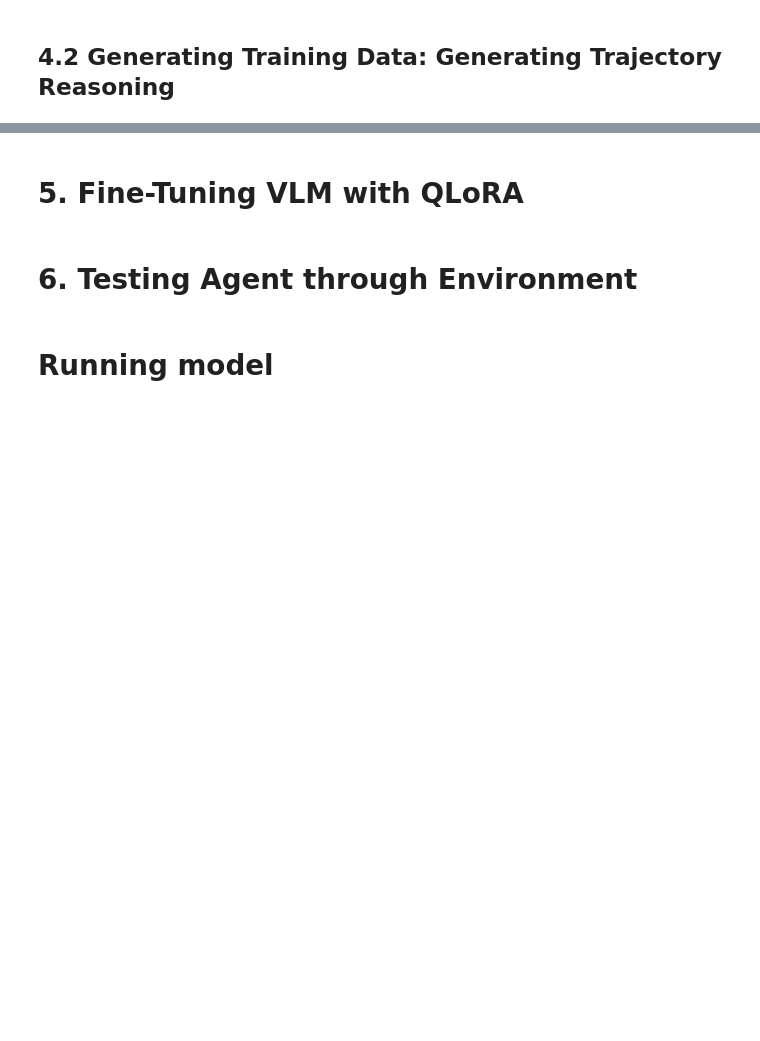
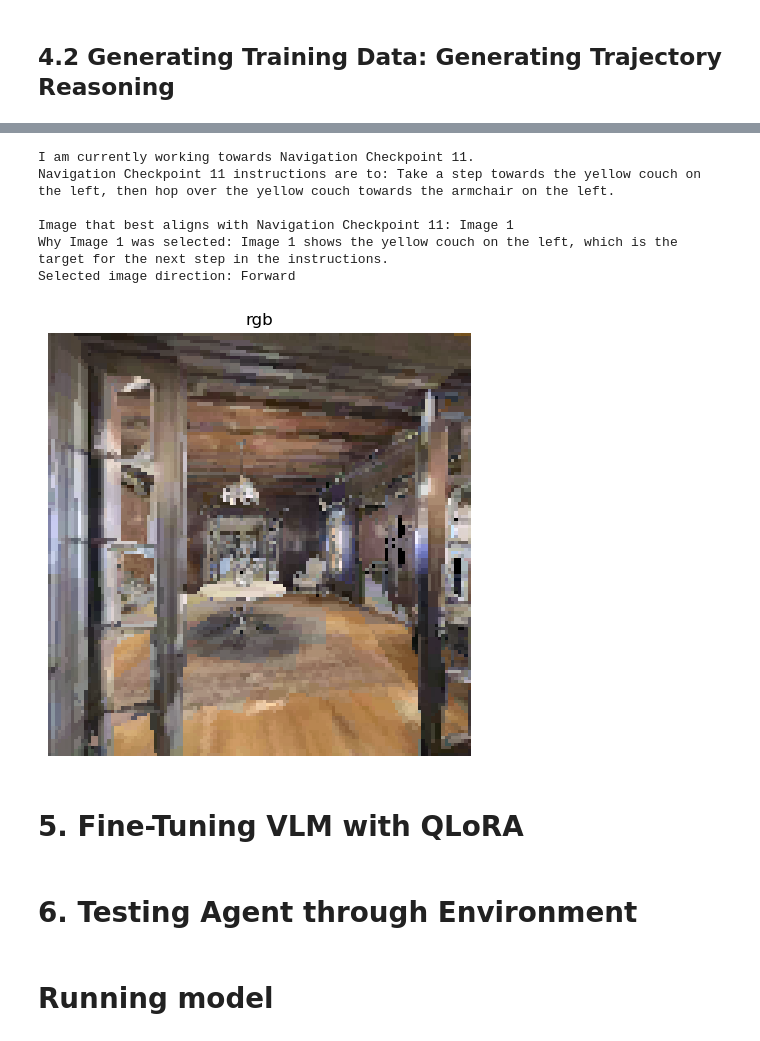
Before and after one commit to wsychiu/OCOM5300M_ResearchProject, a Jupyter notebook: data_exploration/exploring_scenes.ipynb, the cells around one changed output, grey strips where cells are left out. Cells and saved outputs as stored; diff of their text form; code cells hidden in the pictures; blank space fills up the shorter version.

```diff
--- a/data_exploration/exploring_scenes.ipynb
+++ b/data_exploration/exploring_scenes.ipynb
@@ -1751,3 +1922,20 @@ print(training_data[0]["training_data"][0].keys())
+# %%
+# Purely used for testing effectiveness of individual prompts
+reasoning = rationalize_next_step(training_data[trajectory_num]["inferred_nav_instructions"],
+                                  trajectory_data[step_num]["observations"],
+                                  trajectory_data[step_num]["navigation_history"],
+                                  trajectory_data[step_num]["next_checkpoint_reasoning"],
+                                  trajectory_data[step_num]["action"])
+print(reasoning)
+display_sample(trajectory_data[step_num]["observations"]["forward"])
+# %% [output]
+I am currently working towards Navigation Checkpoint 11.
+Navigation Checkpoint 11 instructions are to: Take a step towards the yellow couch on the left, then hop over the yellow couch towards the armchair on the left.
+
+Image that best aligns with Navigation Checkpoint 11: Image 1
+Why Image 1 was selected: Image 1 shows the yellow couch on the left, which is the target for the next step in the instructions.
+Selected image direction: Forward
+[figure, added]
 # %%
 training_data_fname = 'generated_training_trajectories'
 save_results(data=training_data,
```
Also changed, not shown: parts of 26 cells of this notebook.
